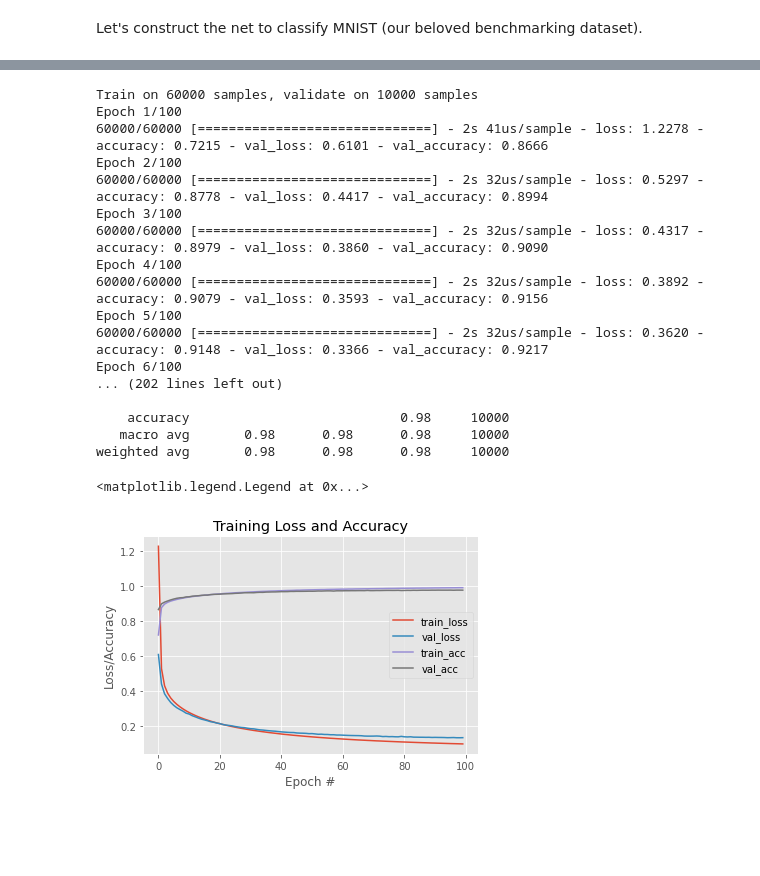
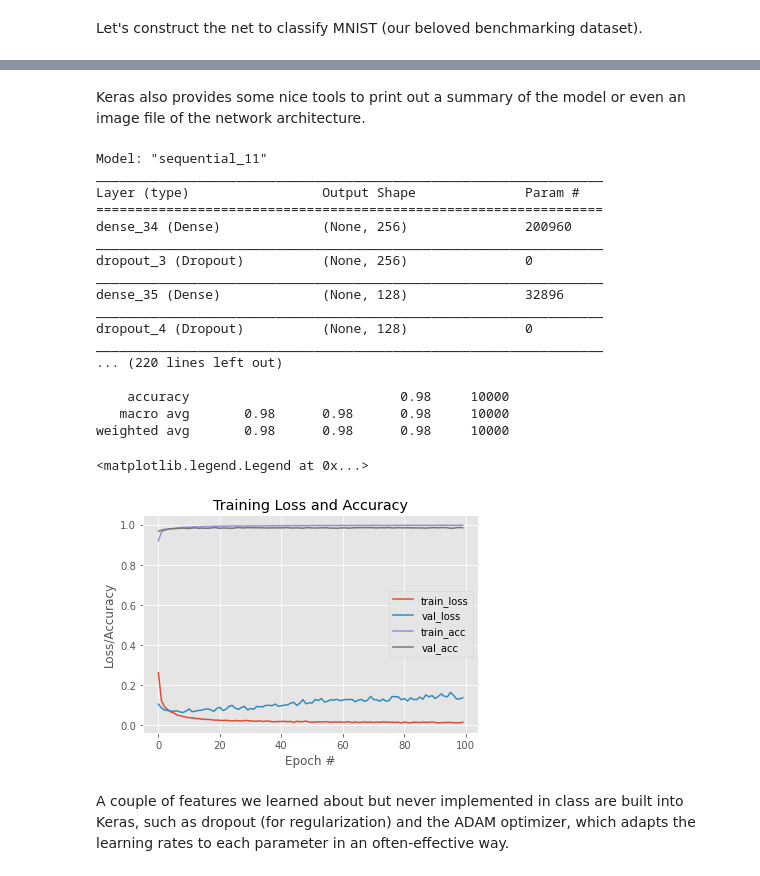
Before and after one commit to rtwhite1546/Fall-2020-Neural-Networks, a Jupyter notebook: Week-8/Week-8-Keras.ipynb, the cells around one changed output, grey strips where cells are left out. Drawn from its saved outputs; the diff is of its cells as text; code cells hidden in the pictures; blank space fills up the shorter version.

```diff
--- a/Week-8/Week-8-Keras-and-Convolutions.ipynb
+++ b/Week-8/Week-8-Keras.ipynb
@@ -100,21 +403,29 @@ weighted avg       0.92      0.92      0.92     10000
+# %% [markdown]
+Keras also provides some nice tools to print out a summary of the model or even an image file of the network architecture.
 # %%
 # Create a feedforward neural net
 model = Sequential()
 
-# Create the first hidden layer
-model.add(Dense(256, input_shape = (784,), activation = "relu", kernel_regularizer = l1_l2(l1 = 0.0, l2 = 0.0001)))
+# Create the layers
 
-# Create the second hidden layer
-model.add(Dense(128, activation = "relu", kernel_regularizer = l1_l2(l1 = 0.0, l2 = 0.0001)))
+model.add(Dense(256, activation = "relu", input_shape=(784,))) # hidden layer 1
+model.add(Dropout(0.2))
+model.add(Dense(128, activation = "relu")) # hidden layer 2
+model.add(Dropout(0.2))
+model.add(Dense(10, activation = "softmax")) # output layer
 
-# Create the output layer
-model.add(Dense(10, activation = "softmax", kernel_regularizer = l1_l2(l1 = 0.0, l2 = 0.0001)))
+model.compile(loss = 'categorical_crossentropy', optimizer = 'adam', metrics = ["accuracy"])
 
-model.compile(loss = "categorical_crossentropy", optimizer = SGD(0.01), metrics = ["accuracy"])
+model.build()
 
-### CLASSIFY MNIST PICTURES
+# print out some details about the model
+model.summary()
 
-# create a dataset of 1000 MNIST images, reshaped as single vectors, and labels
+# save a png file showing the net's layers with details
+plot_model(model, to_file='model_plot.png', show_shapes=True, show_layer_names=True)
+
+# load the training and testing data, scale it into the range [0, 1],
+# then reshape the design matrix
 
 ((trainX, trainY), (testX, testY)) = mnist.load_data()
 
@@ -124,50 +435,53 @@ testX = testX.reshape((testX.shape[0], 28 * 28 * 1))
 trainX = trainX/255.0
 testX = testX/255.0
 
 lb = LabelBinarizer()
 trainY = lb.fit_transform(trainY)
 testY = lb.transform(testY)
 
 # fit the model to the training data
-H = model.fit(trainX, trainY, validation_data=(testX, testY), epochs = 100, batch_size = 128)
+maxEpoch = 100
+H = model.fit(trainX, trainY, validation_data=(testX, testY), epochs = maxEpoch, batch_size = 32)
 
 print("Validation accuracy")
 testY = LabelBinarizer().fit_transform(testY)
 predictedY = model.predict(testX, batch_size = 128)
 predictedY = predictedY.argmax(axis=1)
 testY = testY.argmax(axis=1)
 
 print(classification_report(testY, predictedY))
 
 # plot the training loss and accuracy
 plt.style.use("ggplot")
 plt.figure()
-plt.plot(np.arange(0, 100), H.history["loss"], label="train_loss")
-plt.plot(np.arange(0, 100), H.history["val_loss"], label="val_loss")
-plt.plot(np.arange(0, 100), H.history["accuracy"], label="train_acc")
-plt.plot(np.arange(0, 100), H.history["val_accuracy"], label="val_acc")
+plt.plot(np.arange(0, maxEpoch), H.history["loss"], label="train_loss")
+plt.plot(np.arange(0, maxEpoch), H.history["val_loss"], label="val_loss")
+plt.plot(np.arange(0, maxEpoch), H.history["accuracy"], label="train_acc")
+plt.plot(np.arange(0, maxEpoch), H.history["val_accuracy"], label="val_acc")
 plt.title("Training Loss and Accuracy")
 plt.xlabel("Epoch #")
 plt.ylabel("Loss/Accuracy")
 plt.legend()
 # %% [output]
-Train on 60000 samples, validate on 10000 samples
-Epoch 1/100
-60000/60000 [==============================] - 2s 41us/sample - loss: 1.2278 - accuracy: 0.7215 - val_loss: 0.6101 - val_accuracy: 0.8666
-Epoch 2/100
-60000/60000 [==============================] - 2s 32us/sample - loss: 0.5297 - accuracy: 0.8778 - val_loss: 0.4417 - val_accuracy: 0.8994
-Epoch 3/100
-60000/60000 [==============================] - 2s 32us/sample - loss: 0.4317 - accuracy: 0.8979 - val_loss: 0.3860 - val_accuracy: 0.9090
-Epoch 4/100
-60000/60000 [==============================] - 2s 32us/sample - loss: 0.3892 - accuracy: 0.9079 - val_loss: 0.3593 - val_accuracy: 0.9156
-Epoch 5/100
-60000/60000 [==============================] - 2s 32us/sample - loss: 0.3620 - accuracy: 0.9148 - val_loss: 0.3366 - val_accuracy: 0.9217
-Epoch 6/100
-... (202 lines left out)
+Model: "sequential_11"
+_________________________________________________________________
+Layer (type)                 Output Shape              Param #
+=================================================================
+dense_34 (Dense)             (None, 256)               200960
+_________________________________________________________________
+dropout_3 (Dropout)          (None, 256)               0
+_________________________________________________________________
+dense_35 (Dense)             (None, 128)               32896
+_________________________________________________________________
+dropout_4 (Dropout)          (None, 128)               0
+_________________________________________________________________
+... (220 lines left out)
 
     accuracy                           0.98     10000
    macro avg       0.98      0.98      0.98     10000
 weighted avg       0.98      0.98      0.98     10000
 <matplotlib.legend.Legend at 0x...>
-[figure, old version]
+[figure, new version]
+# %% [markdown]
+A couple of features we learned about but never implemented in class are built into Keras, such as dropout (for regularization) and the ADAM optimizer, which adapts the learning rates to each parameter in an often-effective way.
 # %%
```
Also changed, not shown: parts of 13 cells of this notebook, 1 other file.
